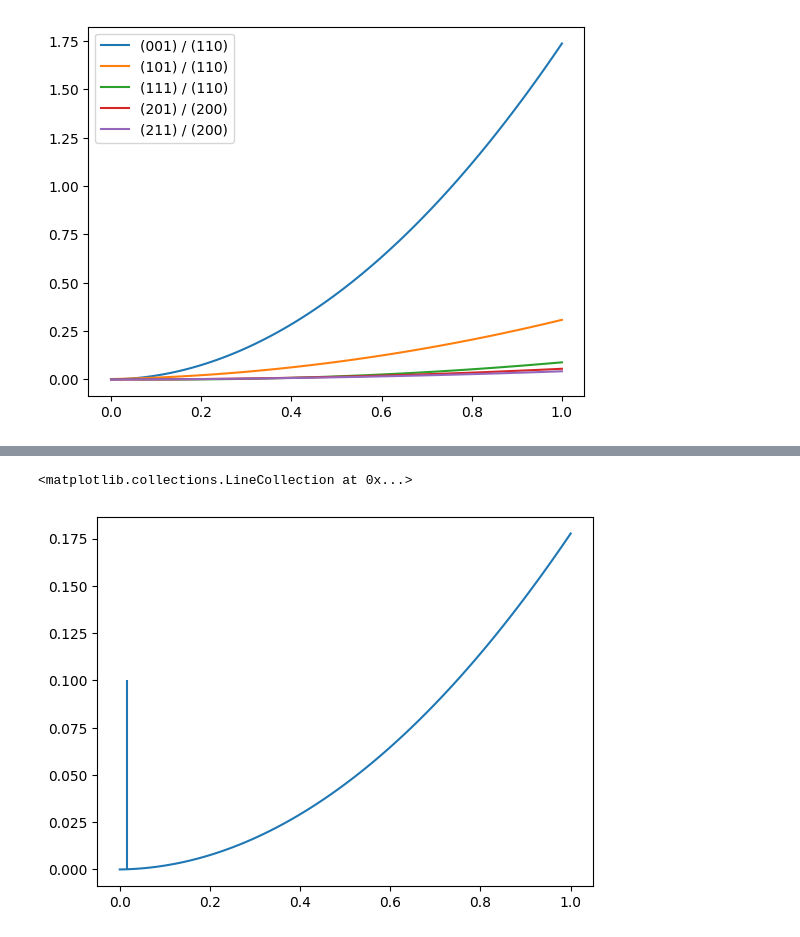
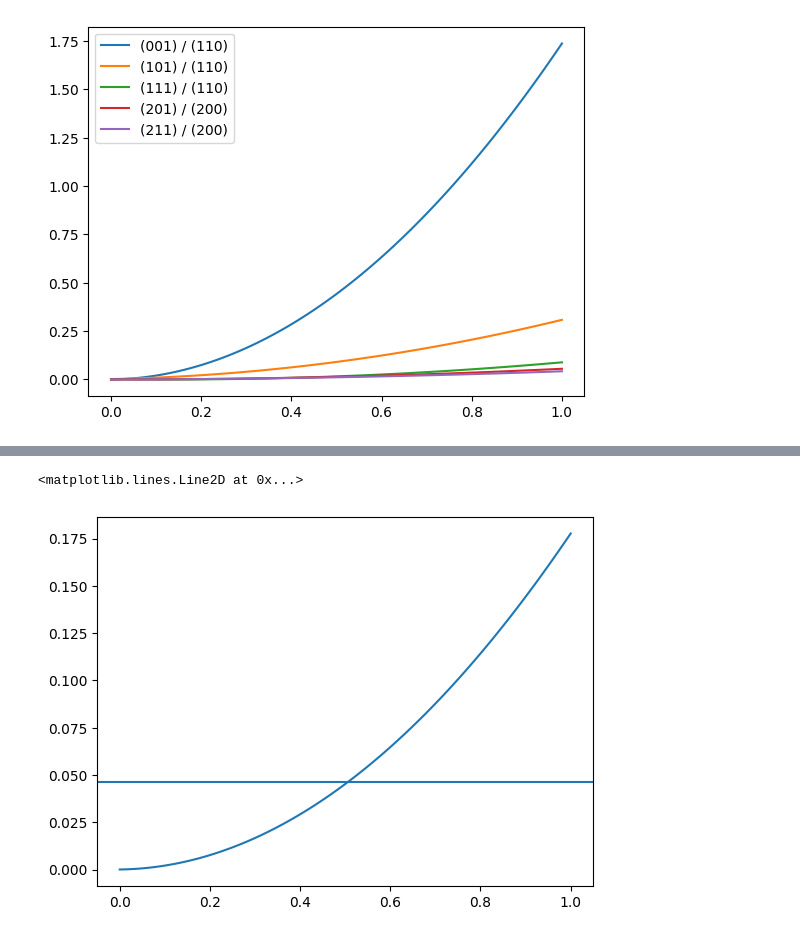
Before and after one commit to beepmo/intense_XRD, a Jupyter notebook: hkl_intensity_calculator3.ipynb, the cells around one changed output, grey strips where cells are left out. Saved outputs shown, nothing was run; the diff lists cells and outputs as text; code cells hidden in the pictures.

```diff
--- a/hkl_intensity_calculator3.ipynb
+++ b/hkl_intensity_calculator3.ipynb
@@ -663,7 +695,10 @@ i020 = thin_I2('020', LTO_abc, x, L2p3TO_S)
 # %%
+measured_small_peak_1 = 16.8
+measured_big_peak_2 = 362.5
+
 # for intercepting
 plt.plot(s, i001 / (i200+i020+i004))
-plt.vlines(x=11.5/721.5,ymin=0,ymax=0.1)
+plt.axhline(y=measured_small_peak_1/measured_big_peak_2)
 # %% [output]
-<matplotlib.collections.LineCollection at 0x...>
+<matplotlib.lines.Line2D at 0x...>
-[figure, old version]
+[figure, new version]
```
Also changed, not shown: parts of 10 cells of this notebook, 1 other file.
